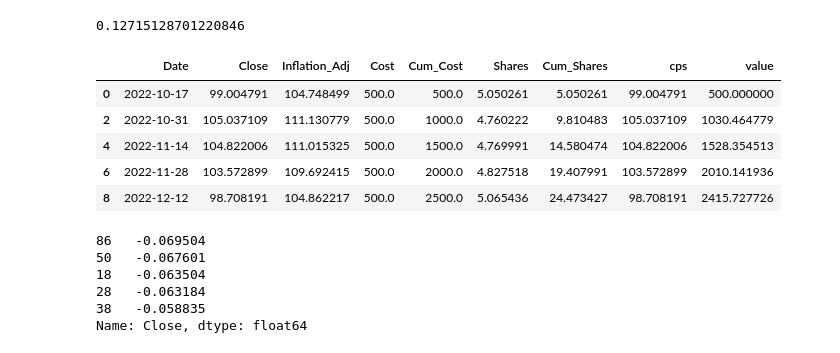
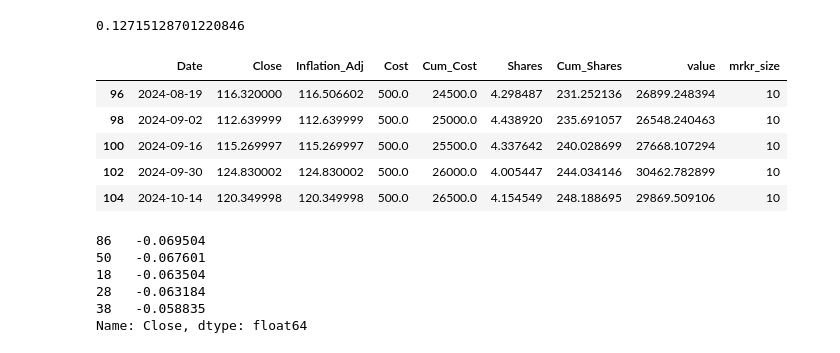
Before and after one commit to dtilley/quantitative_finance_toolkit, a Jupyter notebook: dollar_cost_averaging_with_adaptive_price_drop.ipynb, the cells around one changed output. Cells and saved outputs as stored; diff of their text form; code cells hidden in the pictures.

```diff
--- a/dollar_cost_averaging_with_adaptive_price_drop.ipynb
+++ b/dollar_cost_averaging_with_adaptive_price_drop.ipynb
@@ -150,14 +164,14 @@ dca_gain
 # %% [output]
 0.12715128701220846
 # %%
-dca_xom.head()
+dca_xom.tail()
 # %% [output]
-|  | Date | Close | Inflation_Adj | Cost | Cum_Cost | Shares | Cum_Shares | cps | value |
-| 0 | 2022-10-17 | 99.004791 | 104.748499 | 500.0 | 500.0 | 5.050261 | 5.050261 | 99.004791 | 500.000000 |
-| 2 | 2022-10-31 | 105.037109 | 111.130779 | 500.0 | 1000.0 | 4.760222 | 9.810483 | 105.037109 | 1030.464779 |
-| 4 | 2022-11-14 | 104.822006 | 111.015325 | 500.0 | 1500.0 | 4.769991 | 14.580474 | 104.822006 | 1528.354513 |
-| 6 | 2022-11-28 | 103.572899 | 109.692415 | 500.0 | 2000.0 | 4.827518 | 19.407991 | 103.572899 | 2010.141936 |
-| 8 | 2022-12-12 | 98.708191 | 104.862217 | 500.0 | 2500.0 | 5.065436 | 24.473427 | 98.708191 | 2415.727726 |
+|  | Date | Close | Inflation_Adj | Cost | Cum_Cost | Shares | Cum_Shares | value | mrkr_size |
+| 96 | 2024-08-19 | 116.320000 | 116.506602 | 500.0 | 24500.0 | 4.298487 | 231.252136 | 26899.248394 | 10 |
+| 98 | 2024-09-02 | 112.639999 | 112.639999 | 500.0 | 25000.0 | 4.438920 | 235.691057 | 26548.240463 | 10 |
+| 100 | 2024-09-16 | 115.269997 | 115.269997 | 500.0 | 25500.0 | 4.337642 | 240.028699 | 27668.107294 | 10 |
+| 102 | 2024-09-30 | 124.830002 | 124.830002 | 500.0 | 26000.0 | 4.005447 | 244.034146 | 30462.782899 | 10 |
+| 104 | 2024-10-14 | 120.349998 | 120.349998 | 500.0 | 26500.0 | 4.154549 | 248.188695 | 29869.509106 | 10 |
 # %%
 sc.stocks['XOM'].price_history.drop(columns=['Volume', 'Dividends'], inplace=True)
 # %%
```
Also changed, not shown: parts of 74 cells of this notebook, 1 other file.
